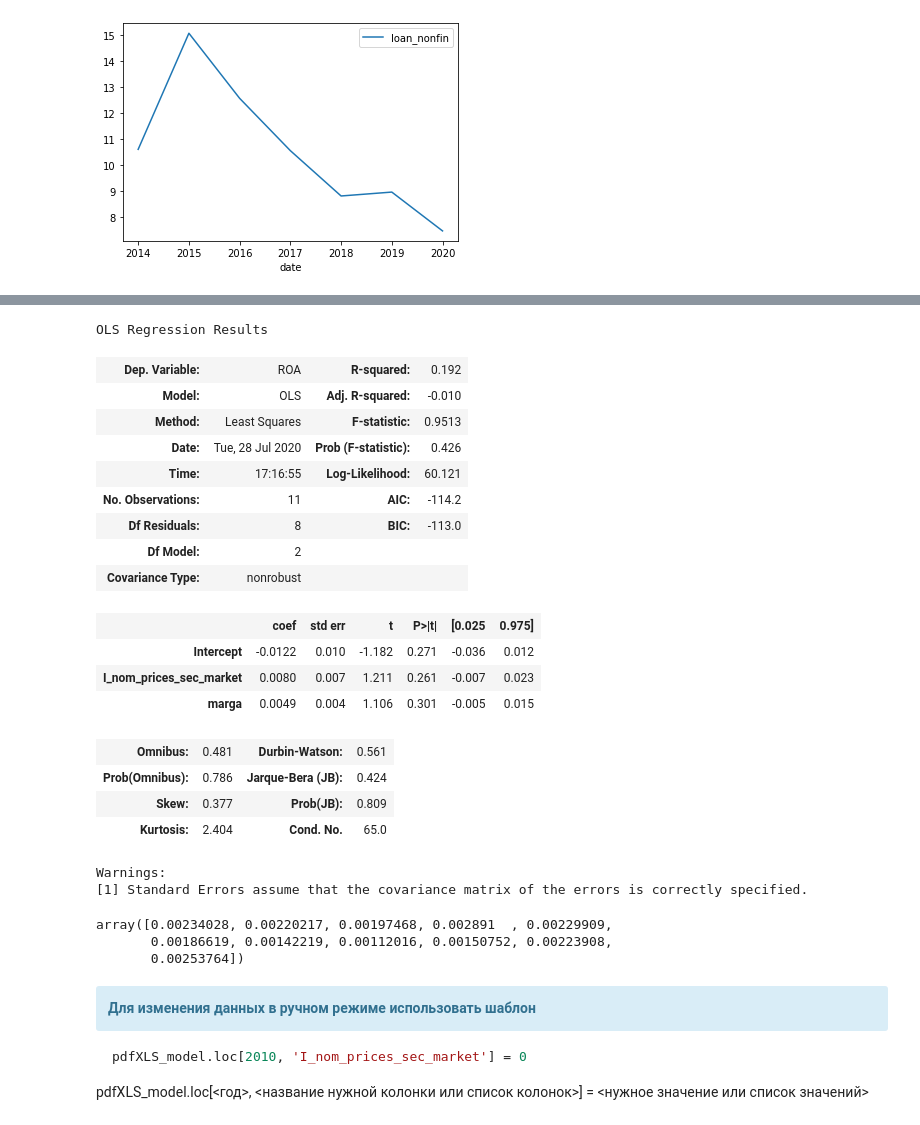
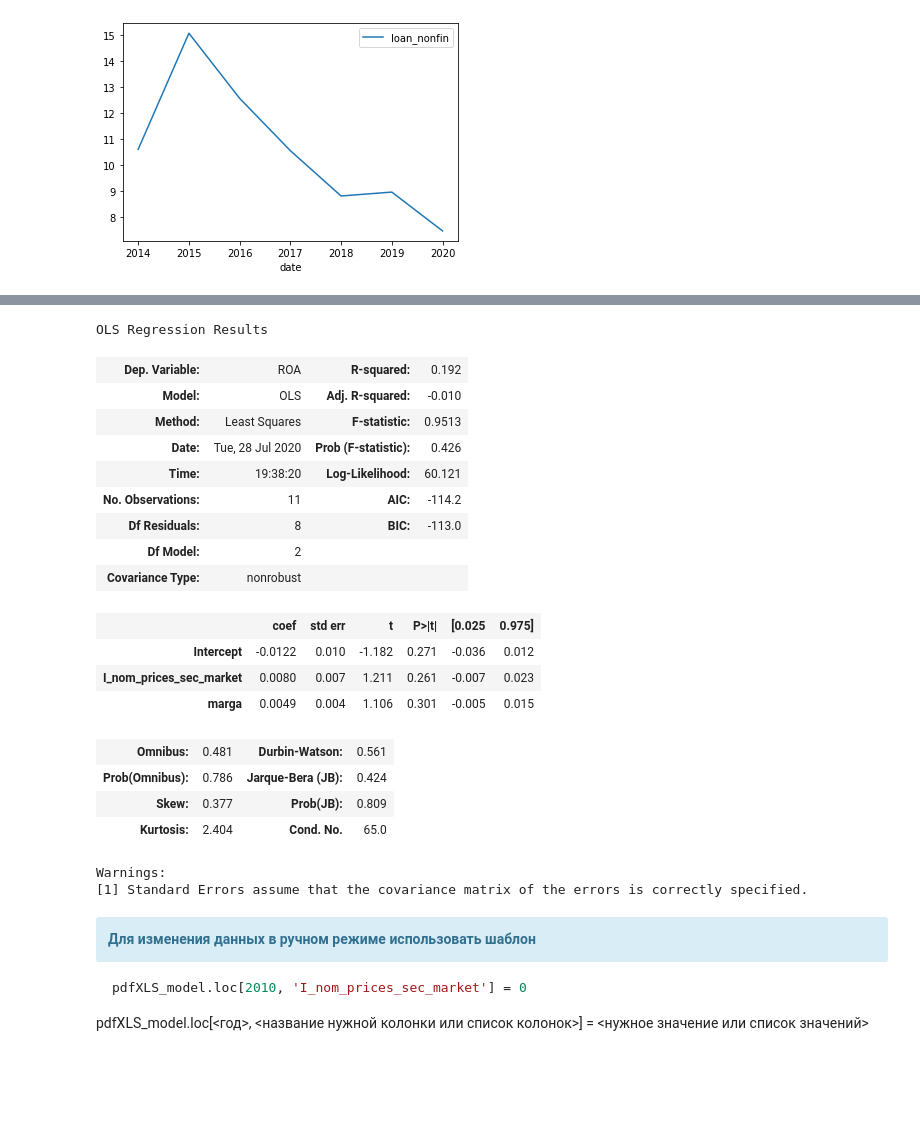
Before and after one commit to amsergeev/AIGK_j, a Jupyter notebook: bankrupt_prob.ipynb, the cells around one changed output, grey strips where cells are left out. Drawn from its saved outputs; the diff is of its cells as text; code cells hidden in the pictures; blank space fills up the shorter version.

Commit message:
done for main model

```diff
--- a/bankrupt_prob.ipynb
+++ b/bankrupt_prob.ipynb
@@ -94,6 +98,7 @@ pdfNoza.head()
 # %%
 pdfSPARK=pd.read_sql(strSELECT_spark, con=conWork)
 pdfSPARK.replace({None:np.nan}, inplace=True)
+pdfSPARK['Cancel_date']=pd.to_datetime(pdfSPARK['Cancel_date'])
 print(pdfSPARK.shape)
 pdfSPARK.head()
 # %% [output]
@@ -177,7 +186,7 @@ pdfXLS_model.head()
 # %%
 def prepare_x_data(pdfX, print_pars=False, lag=0):
     X_=pdfX.shift(lag).dropna()
-    X_=sm.add_constant(X_)
+    X_=sm.add_constant(X_, prepend=False)
 
     if print_pars:
         print('X = \n', X_)
@@ -203,9 +212,10 @@ def prepare_fit_data(pdfY, pdfX, print_pars=False, lag=0):
         print('-'*40)
     return X, Y, x
 
-pdfSubModResult=pd.DataFrame(pdfXLS_model.index, columns=['year',]).set_index('year')
+pdfSubModResult=pd.DataFrame(pdfXLS_model.dropna(how='all').index.astype('int64'), columns=['year',]).set_index('year')
 
 # pdfSubModResult
+
 # X_roa, Y_roa, x_roa=prepare_fit_data(pdfSPARK[['year', 'ROA']].copy(),
 #                          pdfXLS_model[['I_nom_prices_sec_market', 'marga']].copy(), print_pars=True)
 
@@ -360,24 +521,24 @@ pdfNoza
 # %%
 import patsy
 import statsmodels.formula.api as smf
 
 # resROA = sm.OLS(Y_roa, X_roa, missing='drop').fit()
 
 # resROA.summary()
 
 pdf=pdfXLS_model[['I_nom_prices_sec_market', 'marga']].copy()
 pdf['ROA']=Y_roa
 
-resROA_f = smf.ols(formula='ROA ~ I_nom_prices_sec_market + marga', missing='drop', data=pdf).fit()
+resROA_f = sm.OLS.from_formula(formula='ROA ~ I_nom_prices_sec_market + marga', missing='drop', data=pdf).fit()
 
 resROA_f.summary()
 # %% [output]
 OLS Regression Results
 | Dep. Variable: | ROA | R-squared: | 0.192 |
 | Model: | OLS | Adj. R-squared: | -0.010 |
 | Method: | Least Squares | F-statistic: | 0.9513 |
 | Date: | Tue, 28 Jul 2020 | Prob (F-statistic): | 0.426 |
-| Time: | 17:16:55 | Log-Likelihood: | 60.121 |
+| Time: | 19:38:20 | Log-Likelihood: | 60.121 |
 | No. Observations: | 11 | AIC: | -114.2 |
 | Df Residuals: | 8 | BIC: | -113.0 |
 | Df Model: | 2 |  |  |
@@ -392,12 +553,6 @@ OLS Regression Results
 | Kurtosis: | 2.404 | Cond. No. | 65.0 |
 Warnings:
 [1] Standard Errors assume that the covariance matrix of the errors is correctly specified.
-# %%
-resROA_f.predict()
-# %% [output]
-array([0.00234028, 0.00220217, 0.00197468, 0.002891  , 0.00229909,
-       0.00186619, 0.00142219, 0.00112016, 0.00150752, 0.00223908,
-       0.00253764])
 # %%
 # pdfSPARK=pdfSPARK.loc[pdfSPARK[['capital', 'Cancel_date', 'ROA', 'Z_A']].dropna(how='all').index, :]
 # pdfM=pdfSPARK.merge(pdfNoza, on='inn')
```
Also changed, not shown: parts of 24 cells of this notebook, 1 other file.
